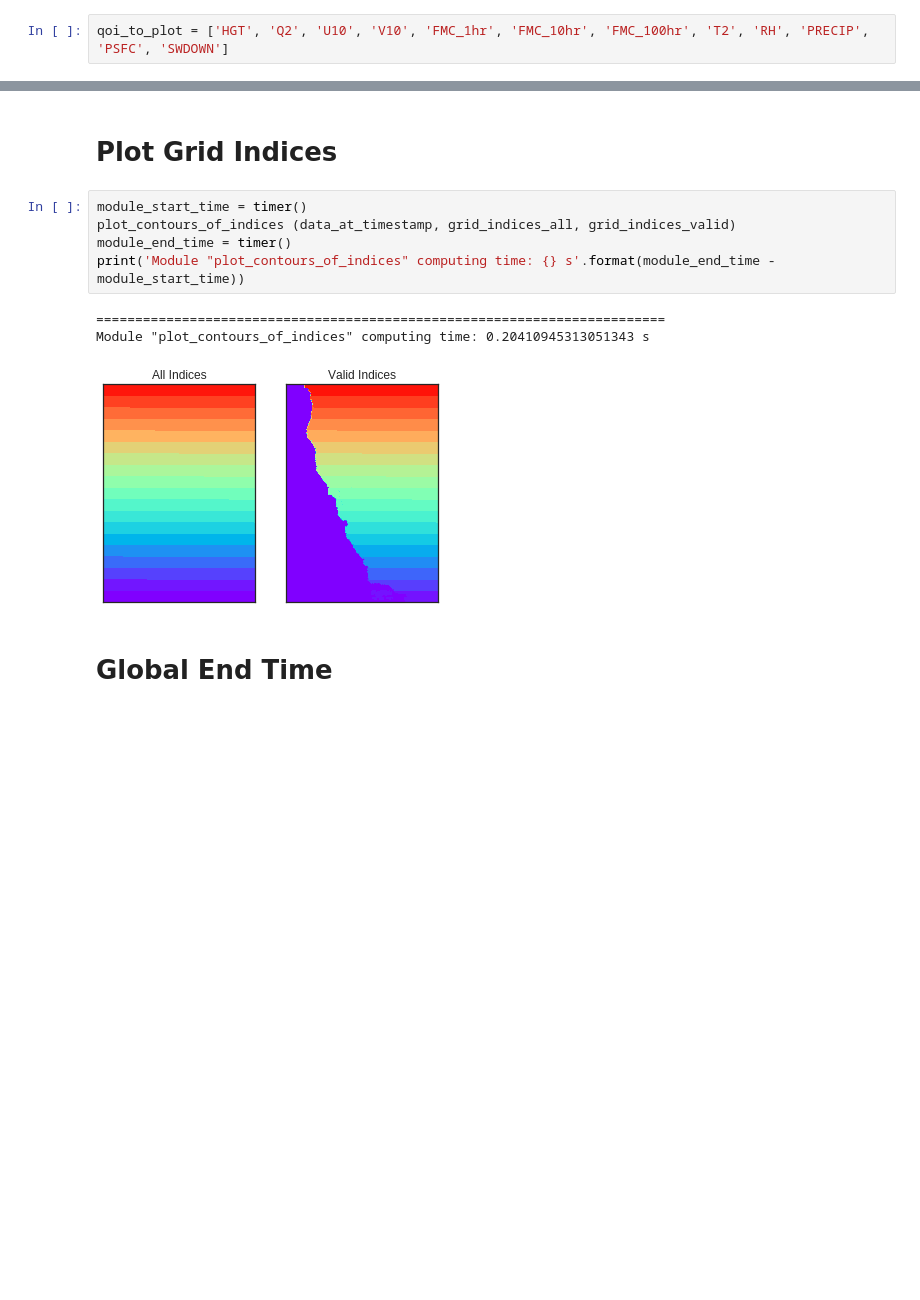
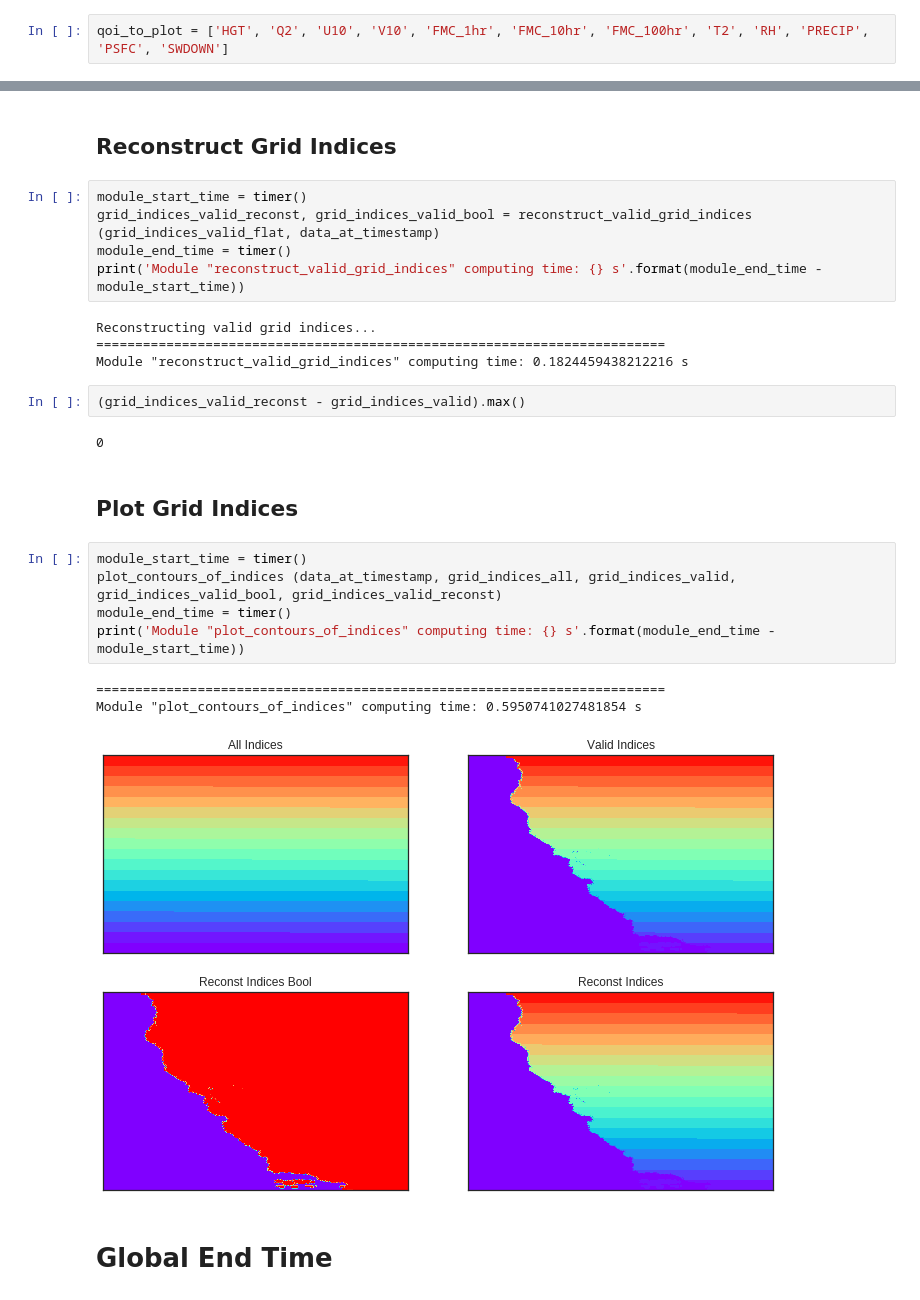
Before and after one commit to LLNL/MLAP, a Jupyter notebook: SJSU_Data_Proc/Extract_DFM_Reanalysis_Data.ipynb, the cells around one changed output, grey strips where cells are left out. Drawn from its saved outputs; the diff is of its cells as text; blank space fills up the shorter version.

Commit message:
Implement reconstructing and plotting valid grid indices

```diff
--- a/SJSU_Data_Proc/Extract_DFM_Reanalysis_Data.ipynb
+++ b/SJSU_Data_Proc/Extract_DFM_Reanalysis_Data.ipynb
@@ -228,14 +231,29 @@ Module "get_grid_indices_all" computing time: 0.2692834041081369 s
+# %% [markdown]
+## Reconstruct Grid Indices
+# %%
+module_start_time = timer()
+grid_indices_valid_reconst, grid_indices_valid_bool = reconstruct_valid_grid_indices (grid_indices_valid_flat, data_at_timestamp)
+module_end_time = timer()
+print('Module "reconstruct_valid_grid_indices" computing time: {} s'.format(module_end_time - module_start_time))
+# %% [output]
+Reconstructing valid grid indices...
+=========================================================================
+Module "reconstruct_valid_grid_indices" computing time: 0.1824459438212216 s
+# %%
+(grid_indices_valid_reconst - grid_indices_valid).max()
+# %% [output]
+0
 # %% [markdown]
-# Plot Grid Indices
+## Plot Grid Indices
 # %%
 module_start_time = timer()
-plot_contours_of_indices (data_at_timestamp, grid_indices_all, grid_indices_valid)
+plot_contours_of_indices (data_at_timestamp, grid_indices_all, grid_indices_valid, grid_indices_valid_bool, grid_indices_valid_reconst)
 module_end_time = timer()
 print('Module "plot_contours_of_indices" computing time: {} s'.format(module_end_time - module_start_time))
 # %% [output]
 =========================================================================
-Module "plot_contours_of_indices" computing time: 0.20410945313051343 s
+Module "plot_contours_of_indices" computing time: 0.5950741027481854 s
-[figure, old version]
+[figure, new version]
 # %% [markdown]
 # Global End Time
 # %%
```
Also changed, not shown: parts of 16 cells of this notebook, 1 other file.
